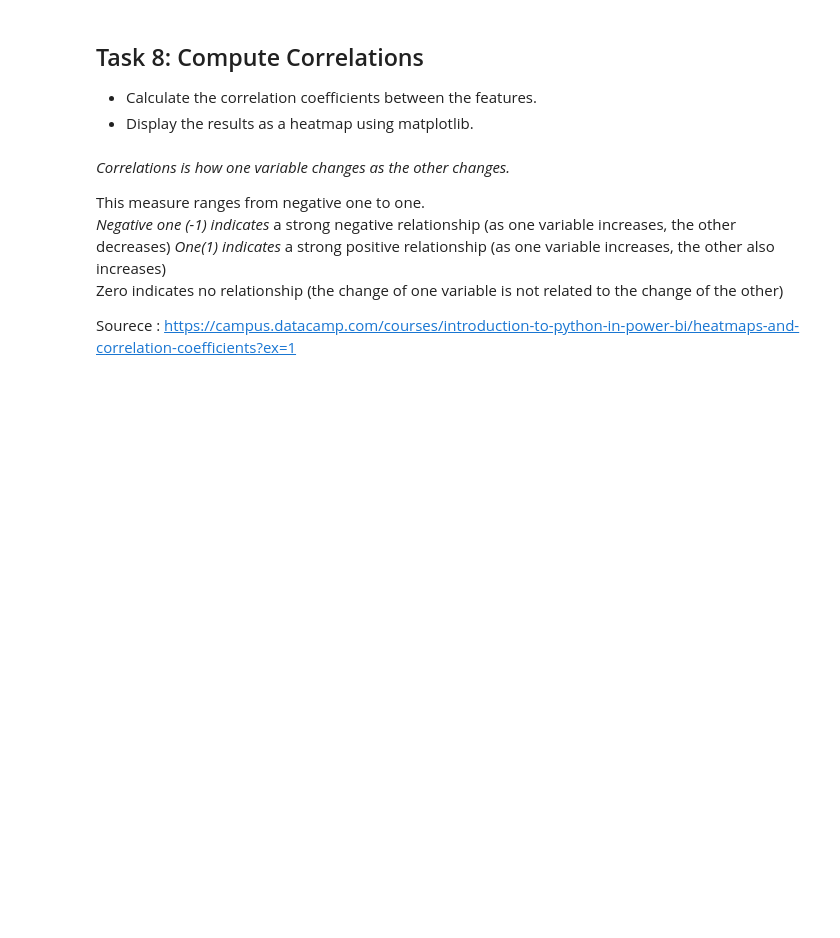
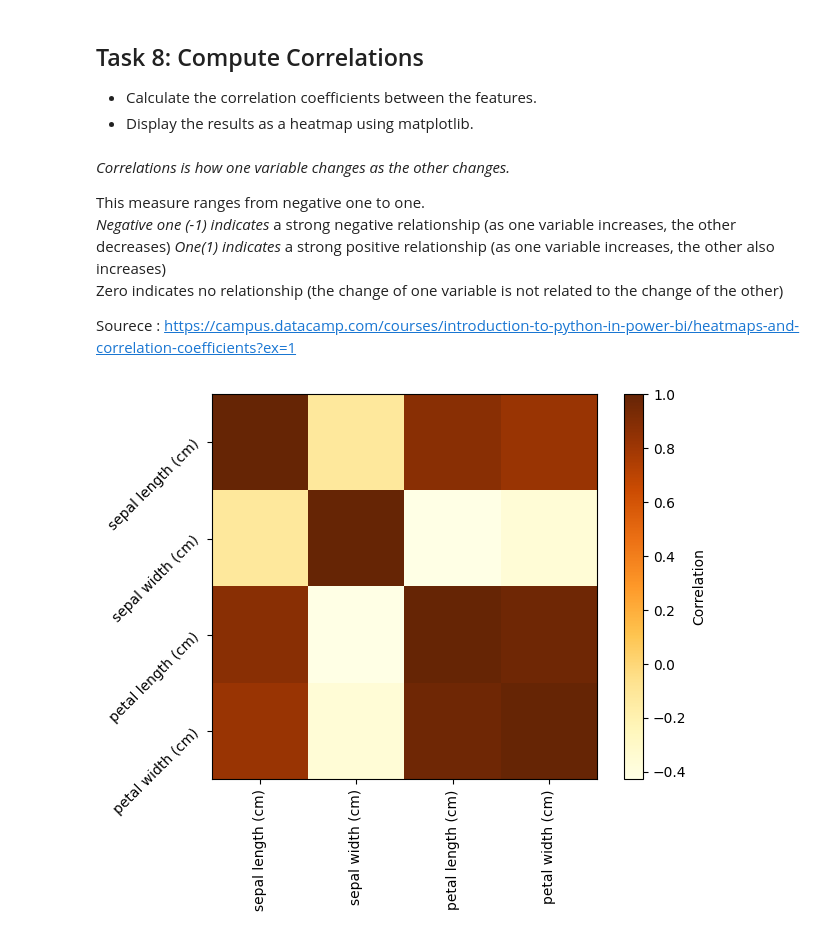
Before and after one commit to Maroua-El-Imame/principles_of_data_analytics, a Jupyter notebook: tasks.ipynb, the cells around one changed output. Drawn from its saved outputs; the diff is of its cells as text; code cells hidden in the pictures; blank space fills up the shorter version.

```diff
--- a/tasks.ipynb
+++ b/tasks.ipynb
@@ -412,7 +428,41 @@ Sourece : https://campus.datacamp.com/courses/introduction-to-python-in-power-bi
 # %%
 # calculate the correlation coefficients between the features
 
 # resources used to research the the definition, the purpose and calculation and the method before starting the code
 # reference 8.1: https://campus.datacamp.com/courses/introduction-to-python-in-power-bi/heatmaps-and-correlation-coefficient
 # reference 8.2: https://www.geeksforgeeks.org/create-a-correlation-matrix-using-python/
-# analyze relationships between dataset features through the correlation coefficients and visually with Seaborn heatmaps.
+# analyze relationships between dataset features through the correlation coefficients then with Seaborn heatmaps.
+
+# load dataset
+data = load_iris()
+# columns
+columns=data['feature_names']
+# data frame
+df = pd.DataFrame(data.data, columns=data['feature_names'])
+
+# matrix
+corrMatrix = df.corr()
+# fig, axis
+fig, ax = plt.subplots(figsize=(7, 5))
+
+# plot correlation matrix
+# reference 8.3: https://matplotlib.org/stable/users/explain/colors/colormaps.html
+plt.imshow(corrMatrix, cmap='YlOrBr')
+
+# display ticks and add labels
+# this source
+# reference 8.4: https://hyperskill.org/learn/step/17677
+
+# set x tick labels
+ax.set_xticks(np.arange(len(corrMatrix.columns)),corrMatrix.columns, rotation=90)
+# set x tick labels
+ax.set_yticks(np.arange(len(corrMatrix.columns)),corrMatrix.columns, rotation=45)
+
+
+# add colorbar and set a label
+plt.colorbar(label='Correlation')
+
+# show
+plt.show()
+# %% [output]
+[figure, added]
```
Also changed, not shown: parts of 10 cells of this notebook, 1 other file.
